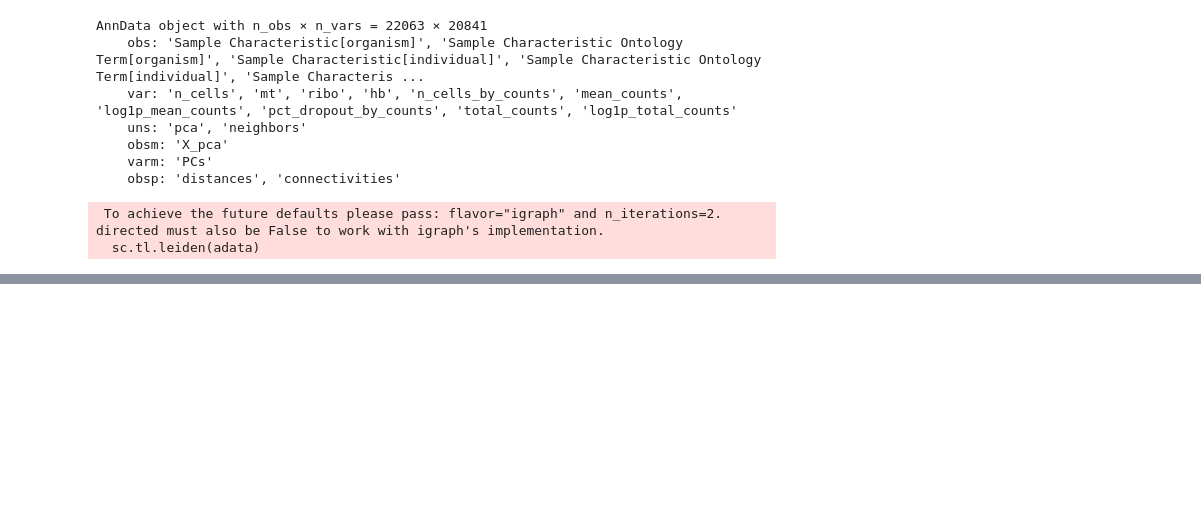
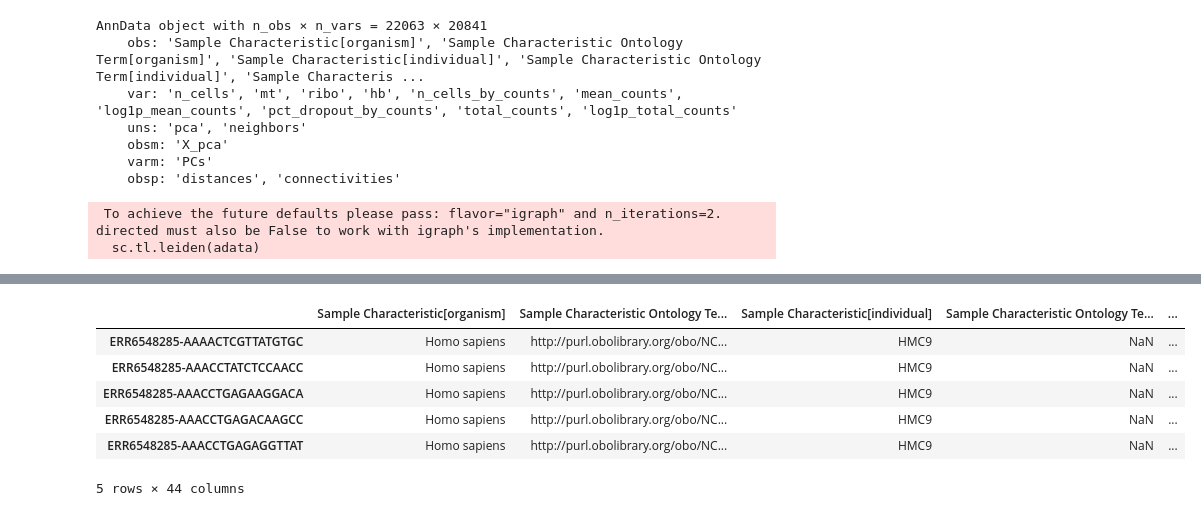
Before and after one commit to Zaf4/eSCplore, a Jupyter notebook: from_ebi.ipynb, the cells around one changed output, grey strips where cells are left out. Saved outputs shown, nothing was run; the diff lists cells and outputs as text; code cells hidden in the pictures; blank space fills up the shorter version.

```diff
--- a/from_ebi.ipynb
+++ b/from_ebi.ipynb
@@ -85,0 +79,4 @@ Categories (21, object): ['0', '1', '2', '3', ..., '17', '18', '19', '20']
+# %%
+umaps = pd.DataFrame(adata.obsm['X_umap'], columns=['UMAP1', 'UMAP2'])
+umaps.set_index(adata.obs.index, inplace=True)
+umaps.head()
@@ -85,0 +101,11 @@ Categories (21, object): ['0', '1', '2', '3', ..., '17', '18', '19', '20']
+# %%
+obsu = pd.concat([obs, umaps], axis=1)
+obsu.head()
+# %% [output]
+|  | Sample Characteristic[organism] | Sample Characteristic Ontology Te... | Sample Characteristic[individual] | Sample Characteristic Ontology Te... | ... |
+| ERR6548285-AAAACTCGTTATGTGC | Homo sapiens | http://purl.obolibrary.org/obo/NC... | HMC9 | NaN | ... |
+| ERR6548285-AAACCTATCTCCAACC | Homo sapiens | http://purl.obolibrary.org/obo/NC... | HMC9 | NaN | ... |
+| ERR6548285-AAACCTGAGAAGGACA | Homo sapiens | http://purl.obolibrary.org/obo/NC... | HMC9 | NaN | ... |
+| ERR6548285-AAACCTGAGACAAGCC | Homo sapiens | http://purl.obolibrary.org/obo/NC... | HMC9 | NaN | ... |
+| ERR6548285-AAACCTGAGAGGTTAT | Homo sapiens | http://purl.obolibrary.org/obo/NC... | HMC9 | NaN | ... |
+5 rows × 44 columns
```
Also changed, not shown: parts of 10 cells of this notebook.
